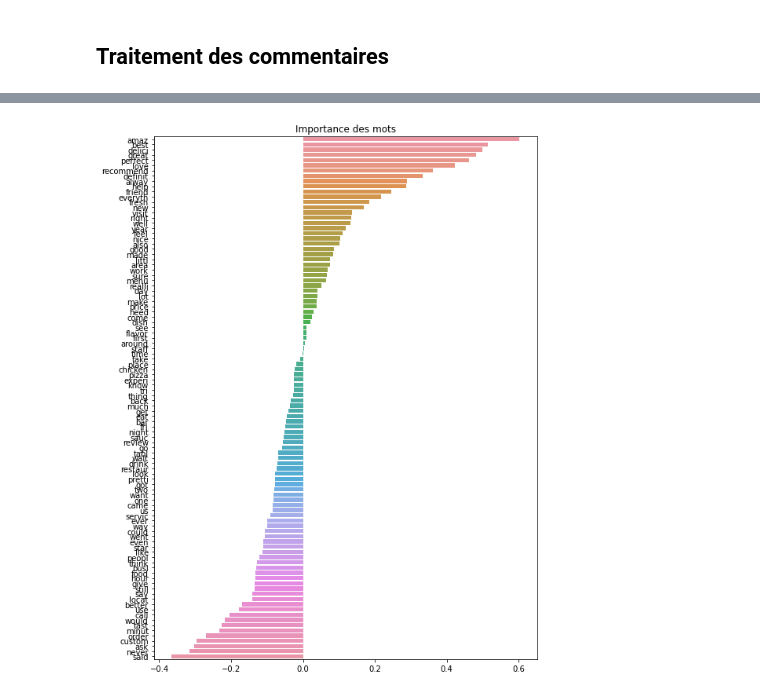
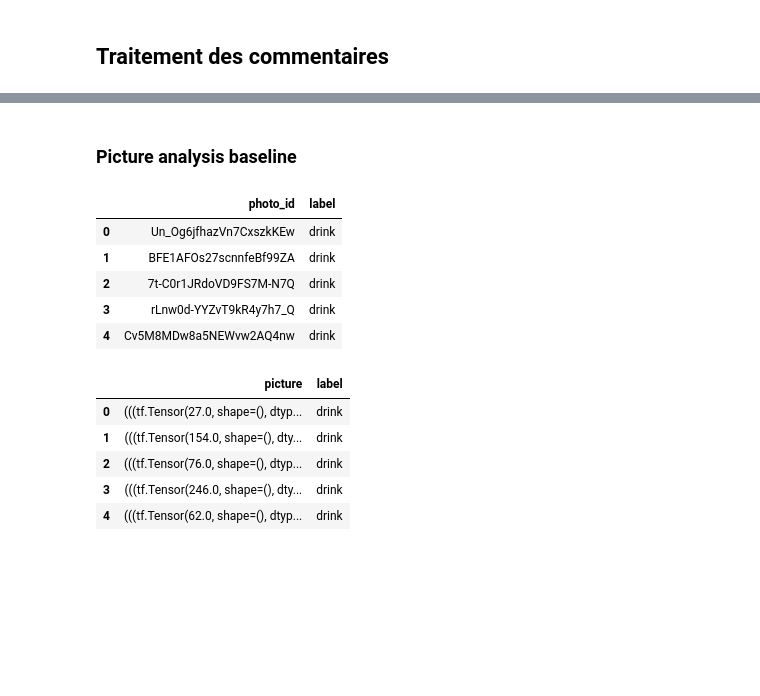
Before and after one commit to ThibaultDieudonne/Comments-and-Pictures-Classification, a Jupyter notebook: n.ipynb, the cells around one changed output, grey strips where cells are left out. Cells and saved outputs as stored; diff of their text form; code cells hidden in the pictures; blank space fills up the shorter version.

Commit message:
Implemented picture analysis baseline (not working yet)

```diff
--- a/n.ipynb
+++ b/n.ipynb
@@ -3,6 +3,7 @@
 # %% [markdown]
 ## Traitement des commentaires
 # %%
+# basic libs
 import os
 import numpy as np
 import pandas as pd
@@ -11,23 +12,35 @@ import seaborn as sns
 import matplotlib.pyplot as plt
 import nltk
 import operator
+import warnings
+# text
 from nltk.stem.snowball import EnglishStemmer
 from sklearn.decomposition import LatentDirichletAllocation
 from sklearn.feature_extraction.text import CountVectorizer
 from sklearn.model_selection import train_test_split
-import warnings
+# image
+import cv2
+# import tensorflow as tf
+from tensorflow import convert_to_tensor
+from tensorflow.keras.applications.vgg16 import VGG16, preprocess_input
+from tensorflow.keras.layers import Dense
+from tensorflow.keras import Model
+from tensorflow.keras.optimizers import SGD
+from tensorflow.keras.preprocessing.image import ImageDataGenerator
 
 warnings.simplefilter(action='ignore', category=FutureWarning)
-pd.set_option('display.max_rows', None)
-pd.set_option('display.max_columns', None)
-pd.set_option('display.width', None)
-pd.set_option('display.max_colwidth', -1)
+# pd.set_option('display.max_rows', None)
+# pd.set_option('display.max_columns', None)
+# pd.set_option('display.width', None)
+# pd.set_option('display.max_colwidth', -1)
 
 # nltk.download()
 
 debug = 1
 
 if debug:
-    nrows = 100000
+    nrows = 1000
 else:
     nrows = None
+
+filename = './yelp_dataset/yelp_academic_dataset_review.json'
@@ -155,12 +153,15 @@ print(score)
-# %%
-def display_imp(feature_importance):
-    ordered_features, ordered_importance = [list(i) for i in zip(*sorted(zip(features_names, feature_importance), key=lambda x: -x[1]))]
-    plt.figure(figsize=(8, 10))
-    sns.barplot(x=ordered_importance, y=ordered_features)
-    plt.title(f'Importance des mots')
-    plt.tight_layout()
-    plt.show()
-
-display_imp(importance)
-# %% [output]
-[figure, removed]
+# %% [markdown]
+### Picture analysis baseline
+# %%
+nrows = 100
+# %%
+pictures = pd.read_json("photos.json", lines=True, nrows=nrows)[["photo_id", "label"]]
+
+pictures.head()
+# %% [output]
+|  | photo_id | label |
+| 0 | Un_Og6jfhazVn7CxszkKEw | drink |
+| 1 | BFE1AFOs27scnnfeBf99ZA | drink |
+| 2 | 7t-C0r1JRdoVD9FS7M-N7Q | drink |
+| 3 | rLnw0d-YYZvT9kR4y7h7_Q | drink |
+| 4 | Cv5M8MDw8a5NEWvw2AQ4nw | drink |
@@ -166,0 +176,15 @@ display_imp(importance)
+# %%
+pictures["picture"] = pictures["photo_id"].apply(loader_normaliser)
+
+pictures = pictures[["picture", "label"]]
+
+X_train, X_test, y_train, y_test = train_test_split(pictures["picture"], pictures['label'], random_state=42, test_size=0.2)
+
+pictures.head()
+# %% [output]
+|  | picture | label |
+| 0 | (((tf.Tensor(27.0, shape=(), dtyp... | drink |
+| 1 | (((tf.Tensor(154.0, shape=(), dty... | drink |
+| 2 | (((tf.Tensor(76.0, shape=(), dtyp... | drink |
+| 3 | (((tf.Tensor(246.0, shape=(), dty... | drink |
+| 4 | (((tf.Tensor(62.0, shape=(), dtyp... | drink |
```
Also changed, not shown: parts of 16 cells of this notebook, 1 other file.
